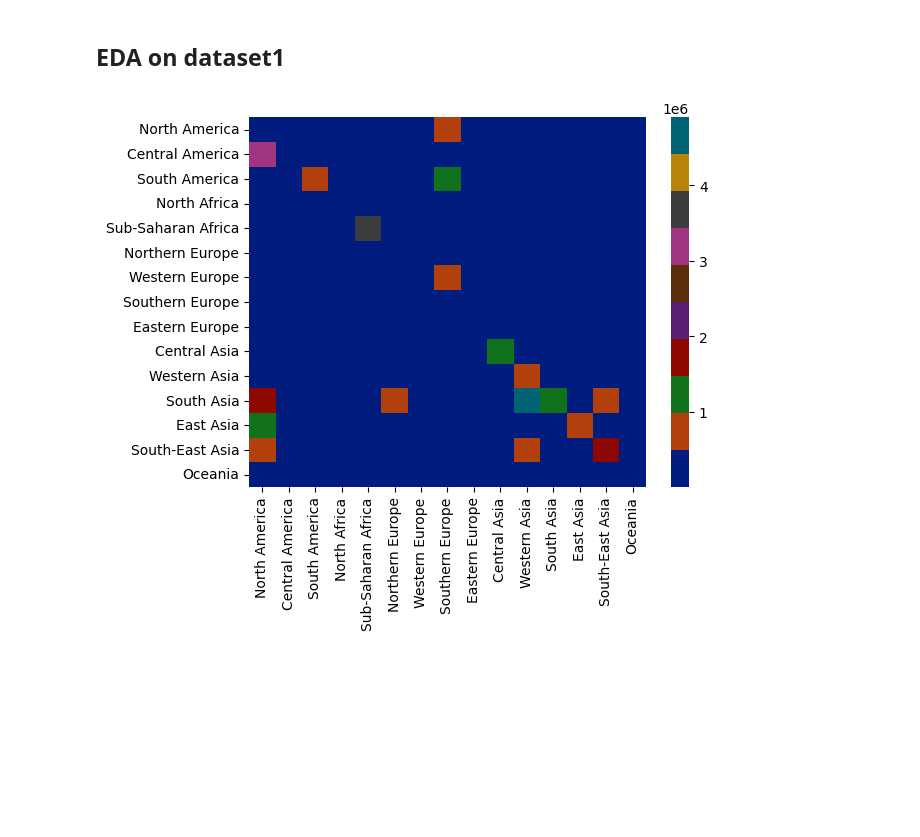
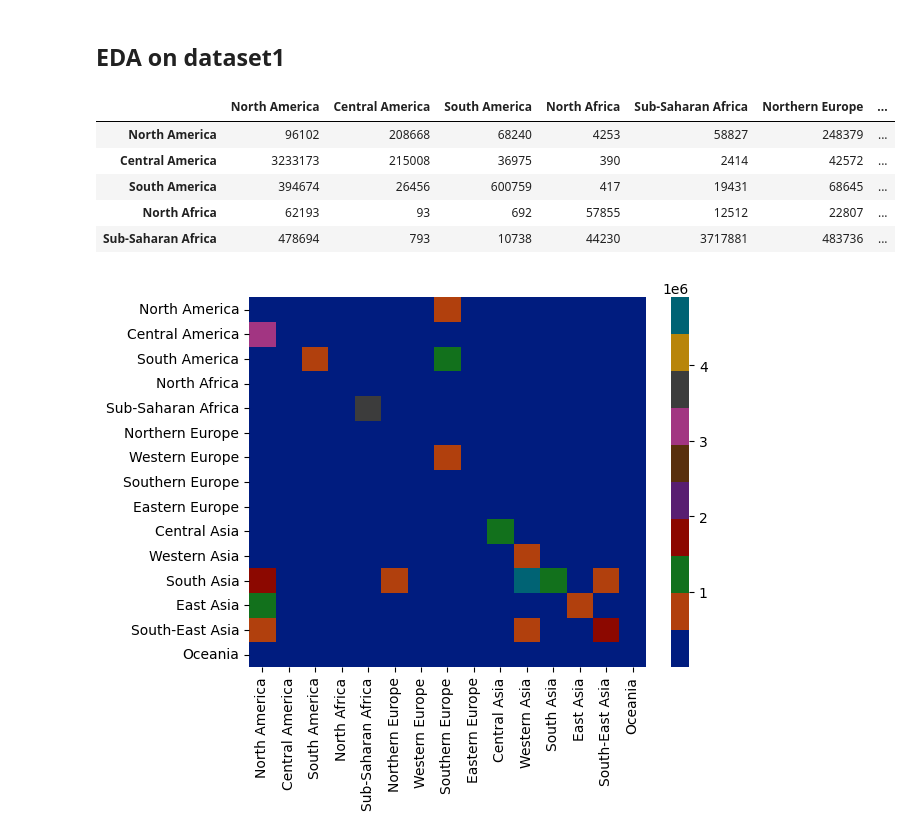
Before and after one commit to yassprogramme/Stat-App, a Jupyter notebook: Notebooks/EDA.ipynb, the cells around one changed output. Drawn from its saved outputs; the diff is of its cells as text; code cells hidden in the pictures; blank space fills up the shorter version.

```diff
--- a/Notebooks/EDA.ipynb
+++ b/Notebooks/EDA.ipynb
@@ -19,6 +19,15 @@ columns = ['North America', 'Central America', 'South America', 'North Africa',
                'Southern Europe', 'Eastern Europe', 'Central Asia', 'Western Asia', 'South Asia', 'East Asia', 'South-East Asia', 'Oceania']
 df1.index = columns
 df1 = df1[columns]
+# %%
+df1.head()
+# %% [output]
+|  | North America | Central America | South America | North Africa | Sub-Saharan Africa | Northern Europe | ... |
+| North America | 96102 | 208668 | 68240 | 4253 | 58827 | 248379 | ... |
+| Central America | 3233173 | 215008 | 36975 | 390 | 2414 | 42572 | ... |
+| South America | 394674 | 26456 | 600759 | 417 | 19431 | 68645 | ... |
+| North Africa | 62193 | 93 | 692 | 57855 | 12512 | 22807 | ... |
+| Sub-Saharan Africa | 478694 | 793 | 10738 | 44230 | 3717881 | 483736 | ... |
 # %%
 custom_palette = sns.color_palette("dark", as_cmap=True)
 sns.heatmap(df1, cmap=custom_palette)
```
Also changed, not shown: parts of 3 cells of this notebook, 1 other file.
